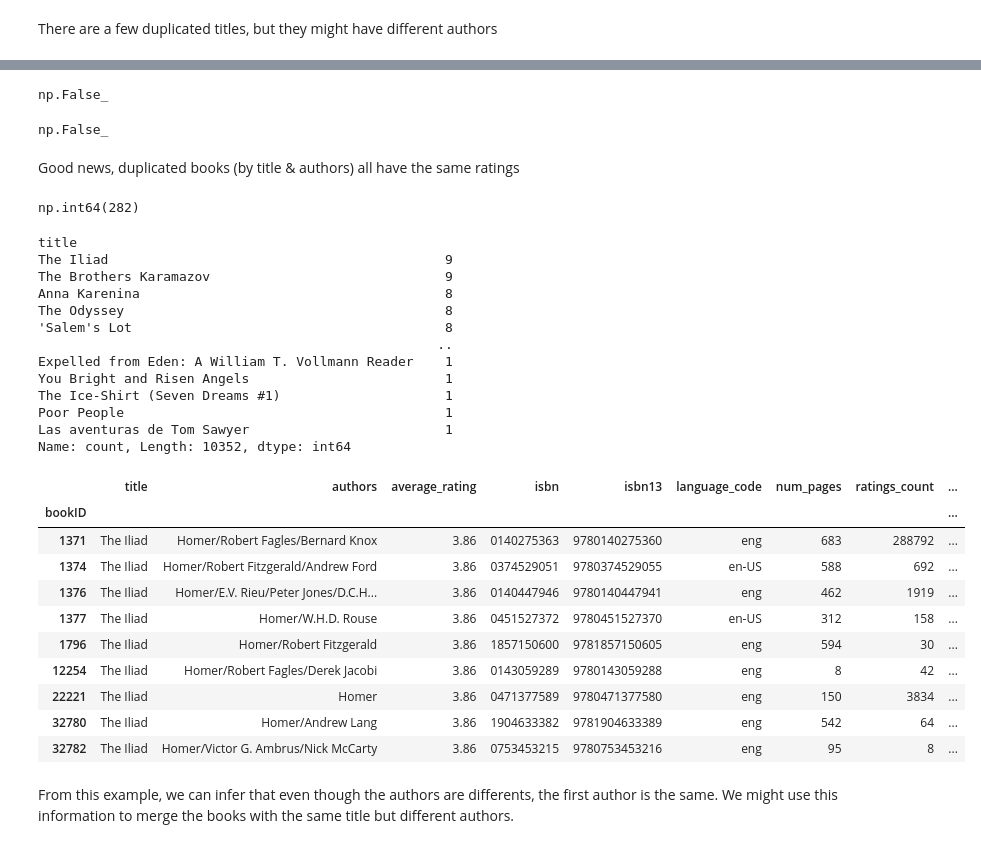
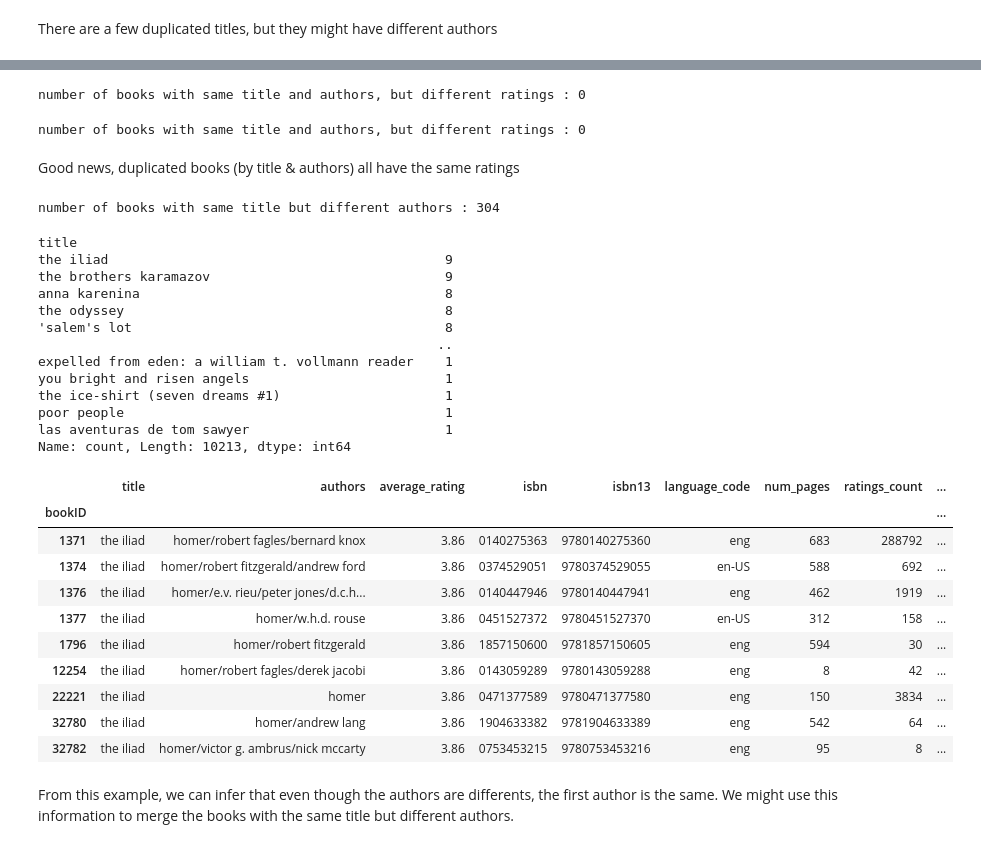
Before and after one commit to hyougo/Goodreads_Ratings_ML, a Jupyter notebook: notebooks/book_rating_pipeline_hugo.ipynb, the cells around one changed output, grey strips where cells are left out. Cells and saved outputs as stored; diff of their text form; code cells hidden in the pictures.

```diff
--- a/notebooks/book_rating_pipeline_hugo.ipynb
+++ b/notebooks/book_rating_pipeline_hugo.ipynb
@@ -256,13 +260,13 @@ df["publication_year"] = df["publication_date"].dt.year
 # %% [markdown]
 **String Sanitization : apply normalization function**
 # %%
-df["clean_title"] = df["title"].apply(normalize_string)
-df["clean_authors"] = df["authors"].apply(normalize_string)
-df["clean_publisher"] = df["publisher"].apply(normalize_string)
+df_clean["title"] = df_clean["title"].apply(normalize_string)
+df_clean["authors"] = df_clean["authors"].apply(normalize_string)
+df_clean["publisher"] = df_clean["publisher"].apply(normalize_string)
 # %% [markdown]
 **Creating new colums for *Authors* : inspection of the data show that authors are separated by "/"**
 # %%
 # check what is the maximum number of authors for one book
-n_authors = df["clean_authors"].str.split("/").str.len()
-n_authors.max()
+n_authors = df_clean["authors"].str.split("/").str.len()
+print("max number of authors for one book :", n_authors.max())
 # %% [output]
@@ -281,7 +285,8 @@ To avoid empty data, and because usually the first author is usually the main on
 # %%
 # creating new columns
-df["first_author"] = df["clean_authors"].str.split("/").str[0].str.strip()
-df["n_authors"] = n_authors
+df_clean["first_author"] = df_clean["authors"].str.split(
+    "/").str[0].str.strip()
+df_clean["n_authors"] = n_authors
 # %%
 # plot showing the number of authors per book
 plt.figure(figsize=(10, 6))
@@ -376,3 +571,6 @@ text_reviews_count zero count : 625
 num_pages = 0 ➜ encode average/median?
 ratings_count = 0 ➜ drop ?
 text_reviews_count = 0 ➜ could be an actual signal, keep ?
+# %%
+# drop rows with ratings_count = 0
+df_clean = df_clean[df_clean["ratings_count"] > 0]
@@ -409,51 +743,52 @@ np.int64(263)
 # %%
 # check if there exist books with same title and authors, but different ratings
-(df.groupby(["title","authors"])["average_rating"].nunique() > 1).any()
+print("number of books with same title and authors, but different ratings :", (df_clean.groupby(["title","authors"])["average_rating"].nunique() > 1).sum())
 # %% [output]
-np.False_
+number of books with same title and authors, but different ratings : 0
 # %%
-# check if there exist books with same clean_title and authors, but different ratings
-(df.groupby(["clean_title", "authors"])["average_rating"].nunique() > 1).any()
+# check if there exist books with same title and authors, but different ratings
+print("number of books with same title and authors, but different ratings :", (df_clean.groupby(["title", "authors"])["average_rating"].nunique() > 1).sum())
 # %% [output]
-np.False_
+number of books with same title and authors, but different ratings : 0
 # %% [markdown]
 Good news, duplicated books (by title & authors) all have the same ratings
 # %%
 # number of book with same title but different authors
-df_same_title_not_authors = df.groupby(["title"])["authors"].nunique() > 1
-df_same_title_not_authors.sum()
+df_same_title_not_authors = df_clean.groupby(
+    ["title"])["authors"].nunique() > 1
+print("number of books with same title but different authors :",df_same_title_not_authors.sum())
 # %% [output]
-np.int64(282)
+number of books with same title but different authors : 304
 # %%
-df["title"].value_counts()
+df_clean["title"].value_counts()
 # %% [output]
 title
-The Iliad                                           9
-The Brothers Karamazov                              9
-Anna Karenina                                       8
-The Odyssey                                         8
-'Salem's Lot                                        8
+the iliad                                           9
+the brothers karamazov                              9
+anna karenina                                       8
+the odyssey                                         8
+'salem's lot                                        8
                                                    ..
-Expelled from Eden: A William T. Vollmann Reader    1
-You Bright and Risen Angels                         1
-The Ice-Shirt (Seven Dreams #1)                     1
-Poor People                                         1
-Las aventuras de Tom Sawyer                         1
-Name: count, Length: 10352, dtype: int64
+expelled from eden: a william t. vollmann reader    1
+you bright and risen angels                         1
+the ice-shirt (seven dreams #1)                     1
+poor people                                         1
+las aventuras de tom sawyer                         1
+Name: count, Length: 10213, dtype: int64
 # %%
-df[df["title"] == "The Iliad"][:]
+df_clean[df_clean["title"] == "the iliad"][:]
 # %% [output]
 |  | title | authors | average_rating | isbn | isbn13 | language_code | num_pages | ratings_count | ... |
 | bookID |  |  |  |  |  |  |  |  | ... |
-| 1371 | The Iliad | Homer/Robert Fagles/Bernard Knox | 3.86 | 0140275363 | 9780140275360 | eng | 683 | 288792 | ... |
-| 1374 | The Iliad | Homer/Robert Fitzgerald/Andrew Ford | 3.86 | 0374529051 | 9780374529055 | en-US | 588 | 692 | ... |
-| 1376 | The Iliad | Homer/E.V. Rieu/Peter Jones/D.C.H... | 3.86 | 0140447946 | 9780140447941 | eng | 462 | 1919 | ... |
-| 1377 | The Iliad | Homer/W.H.D. Rouse | 3.86 | 0451527372 | 9780451527370 | en-US | 312 | 158 | ... |
-| 1796 | The Iliad | Homer/Robert Fitzgerald | 3.86 | 1857150600 | 9781857150605 | eng | 594 | 30 | ... |
-| 12254 | The Iliad | Homer/Robert Fagles/Derek Jacobi | 3.86 | 0143059289 | 9780143059288 | eng | 8 | 42 | ... |
-| 22221 | The Iliad | Homer | 3.86 | 0471377589 | 9780471377580 | eng | 150 | 3834 | ... |
-| 32780 | The Iliad | Homer/Andrew Lang | 3.86 | 1904633382 | 9781904633389 | eng | 542 | 64 | ... |
-| 32782 | The Iliad | Homer/Victor G. Ambrus/Nick McCarty | 3.86 | 0753453215 | 9780753453216 | eng | 95 | 8 | ... |
+| 1371 | the iliad | homer/robert fagles/bernard knox | 3.86 | 0140275363 | 9780140275360 | eng | 683 | 288792 | ... |
+| 1374 | the iliad | homer/robert fitzgerald/andrew ford | 3.86 | 0374529051 | 9780374529055 | en-US | 588 | 692 | ... |
+| 1376 | the iliad | homer/e.v. rieu/peter jones/d.c.h... | 3.86 | 0140447946 | 9780140447941 | eng | 462 | 1919 | ... |
+| 1377 | the iliad | homer/w.h.d. rouse | 3.86 | 0451527372 | 9780451527370 | en-US | 312 | 158 | ... |
+| 1796 | the iliad | homer/robert fitzgerald | 3.86 | 1857150600 | 9781857150605 | eng | 594 | 30 | ... |
+| 12254 | the iliad | homer/robert fagles/derek jacobi | 3.86 | 0143059289 | 9780143059288 | eng | 8 | 42 | ... |
+| 22221 | the iliad | homer | 3.86 | 0471377589 | 9780471377580 | eng | 150 | 3834 | ... |
+| 32780 | the iliad | homer/andrew lang | 3.86 | 1904633382 | 9781904633389 | eng | 542 | 64 | ... |
+| 32782 | the iliad | homer/victor g. ambrus/nick mccarty | 3.86 | 0753453215 | 9780753453216 | eng | 95 | 8 | ... |
 # %% [markdown]
 From this example, we can infer that even though the authors are differents, the first author is the same.
 We might use this information to merge the books with the same title but different authors.
```
Also changed, not shown: parts of 65 cells of this notebook, 2 other files.
